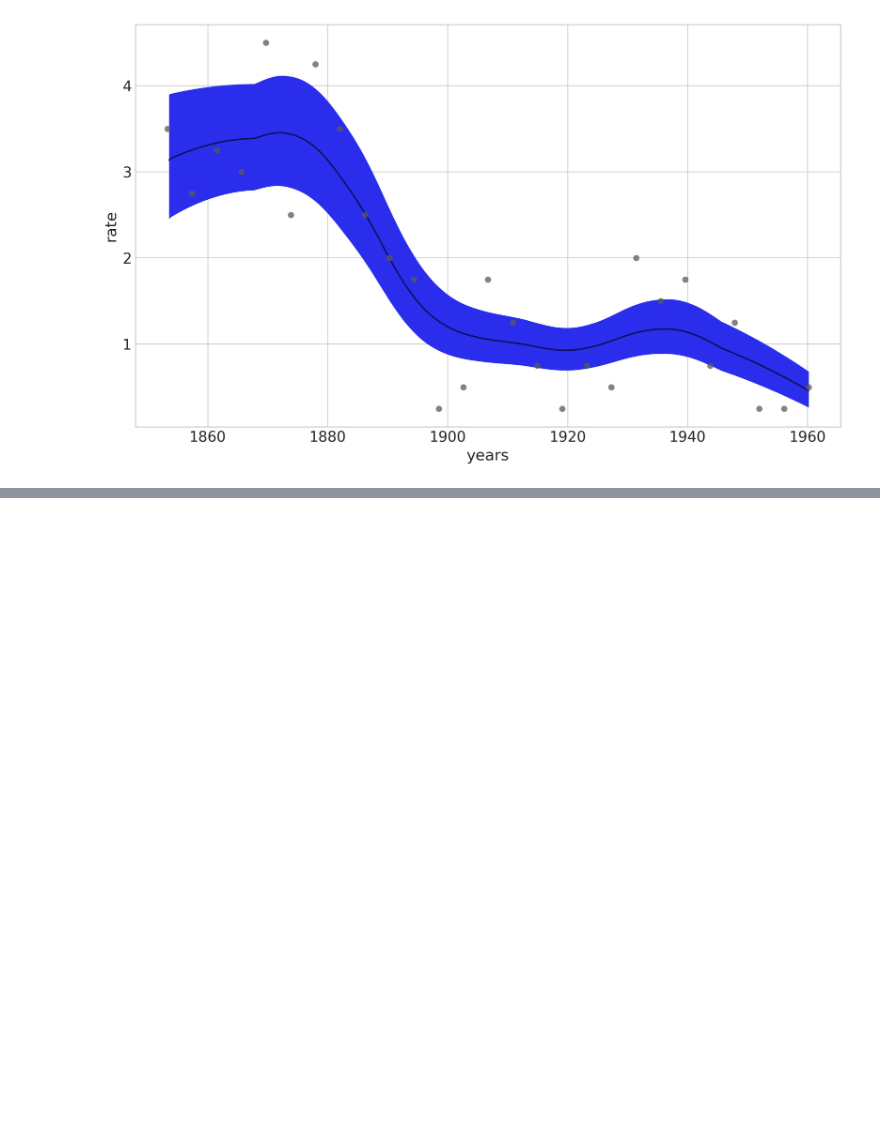
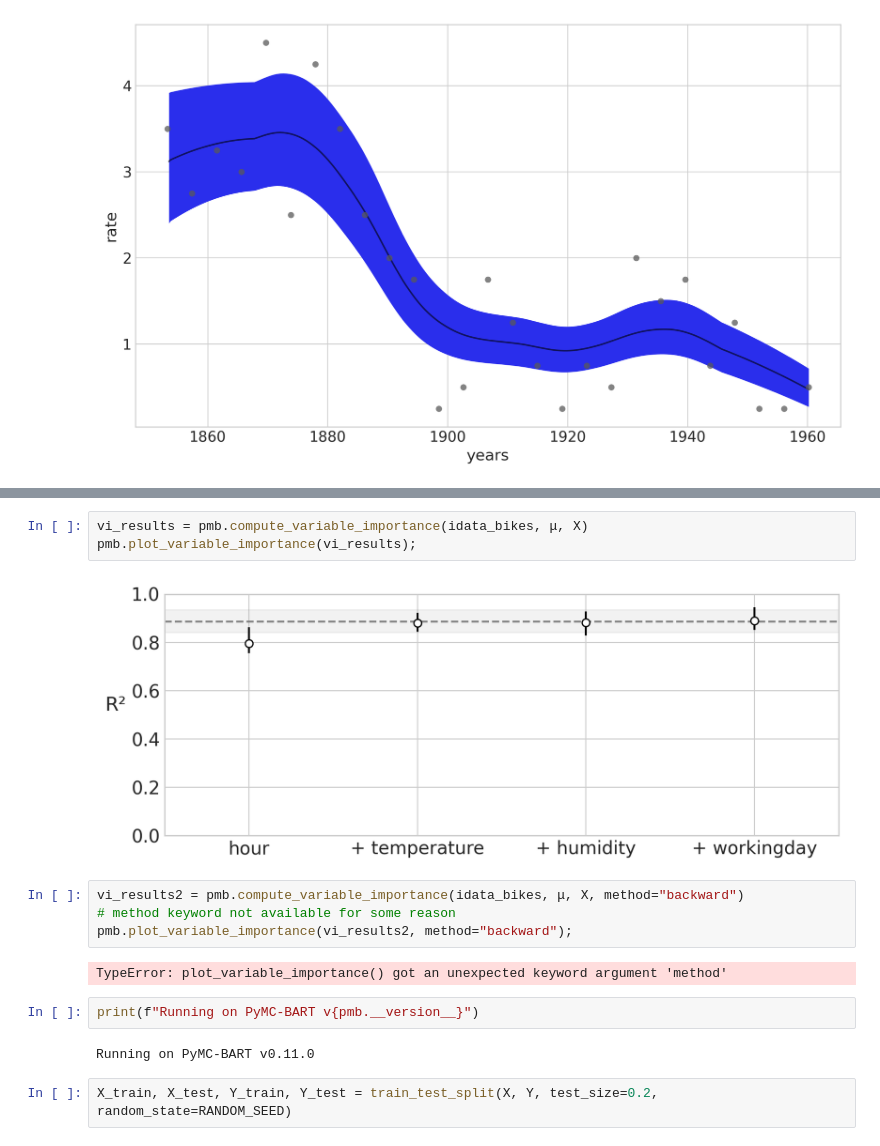
Before and after one commit to baddison2005/Energy_Prediction_Spain, a Jupyter notebook: example_BART/BART_example.ipynb, the cells around one changed output, grey strips where cells are left out. Saved outputs shown, nothing was run; the diff lists cells and outputs as text; blank space fills up the shorter version.

```diff
--- a/example_BART/BART_example.ipynb
+++ b/example_BART/BART_example.ipynb
@@ -89,0 +130,17 @@ plt.step(x_data, rates.sel(chain=0, draw=[3, 10]).T);
+# %%
+vi_results = pmb.compute_variable_importance(idata_bikes, μ, X)
+pmb.plot_variable_importance(vi_results);
+# %% [output]
+[figure, added]
+# %%
+vi_results2 = pmb.compute_variable_importance(idata_bikes, μ, X, method="backward")
+# method keyword not available for some reason
+pmb.plot_variable_importance(vi_results2, method="backward");
+# %% [output]
+TypeError: plot_variable_importance() got an unexpected keyword argument 'method'
+# %%
+print(f"Running on PyMC-BART v{pmb.__version__}")
+# %% [output]
+Running on PyMC-BART v0.11.0
+# %%
+X_train, X_test, Y_train, Y_test = train_test_split(X, Y, test_size=0.2, random_state=RANDOM_SEED)
```
Also changed, not shown: parts of 12 cells of this notebook.
